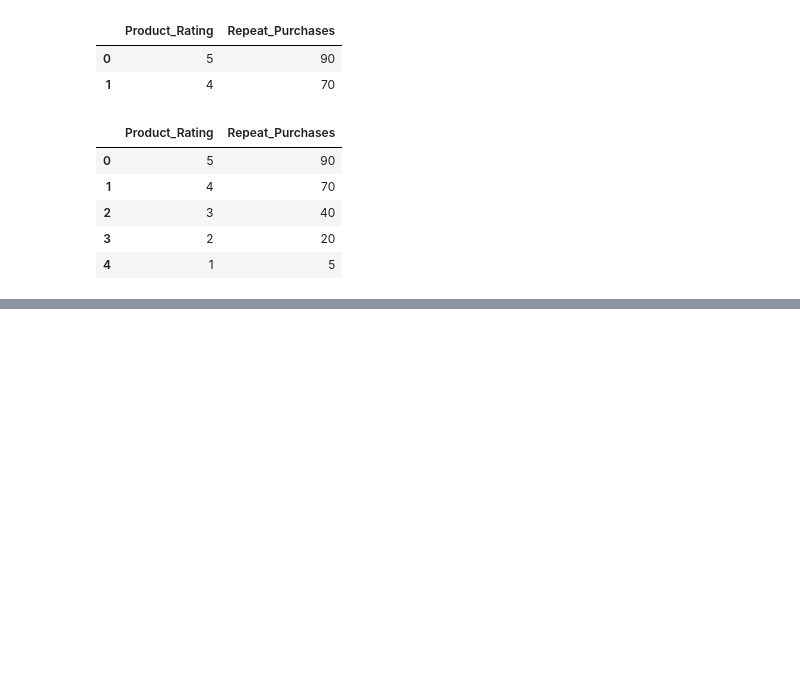
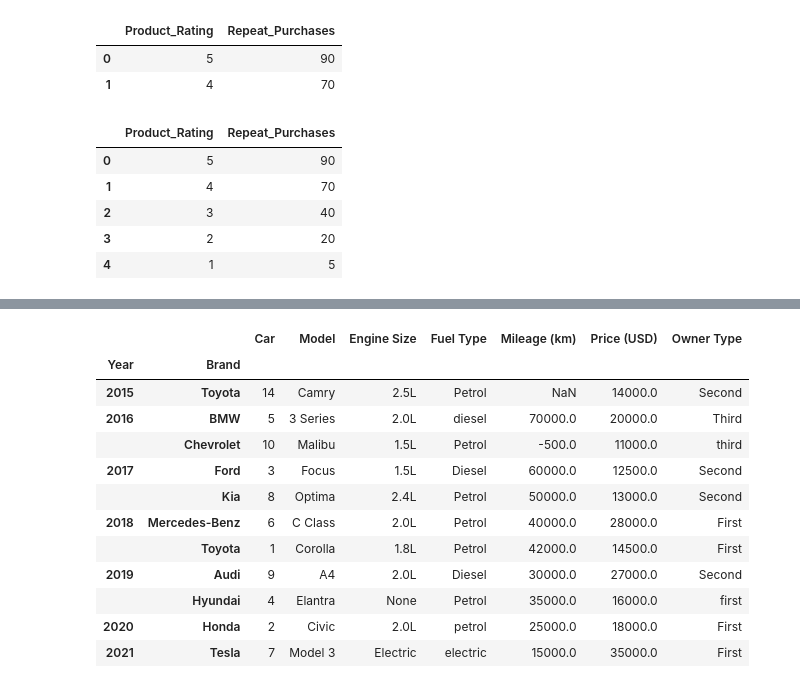
Before and after one commit to dhavalvalaa/Ai_Ml_QB, a Jupyter notebook: pandas/17_06_18_06/pandas.ipynb, the cells around one changed output, grey strips where cells are left out. Cells and saved outputs as stored; diff of their text form; code cells hidden in the pictures; blank space fills up the shorter version.

```diff
--- a/pandas/17_06_18_06/pandas.ipynb
+++ b/pandas/17_06_18_06/pandas.ipynb
@@ -1336,0 +1374,16 @@ df.head()
+# %%
+df.groupby(['Year','Brand']).first()
+# %% [output]
+|  |  | Car | Model | Engine Size | Fuel Type | Mileage (km) | Price (USD) | Owner Type |
+| Year | Brand |  |  |  |  |  |  |  |
+| 2015 | Toyota | 14 | Camry | 2.5L | Petrol | NaN | 14000.0 | Second |
+| 2016 | BMW | 5 | 3 Series | 2.0L | diesel | 70000.0 | 20000.0 | Third |
+|  | Chevrolet | 10 | Malibu | 1.5L | Petrol | -500.0 | 11000.0 | third |
+| 2017 | Ford | 3 | Focus | 1.5L | Diesel | 60000.0 | 12500.0 | Second |
+|  | Kia | 8 | Optima | 2.4L | Petrol | 50000.0 | 13000.0 | Second |
+| 2018 | Mercedes-Benz | 6 | C Class | 2.0L | Petrol | 40000.0 | 28000.0 | First |
+|  | Toyota | 1 | Corolla | 1.8L | Petrol | 42000.0 | 14500.0 | First |
+| 2019 | Audi | 9 | A4 | 2.0L | Diesel | 30000.0 | 27000.0 | Second |
+|  | Hyundai | 4 | Elantra | None | Petrol | 35000.0 | 16000.0 | first |
+| 2020 | Honda | 2 | Civic | 2.0L | petrol | 25000.0 | 18000.0 | First |
+| 2021 | Tesla | 7 | Model 3 | Electric | electric | 15000.0 | 35000.0 | First |
```
Also changed, not shown: parts of 9 cells of this notebook, 5 other files.
